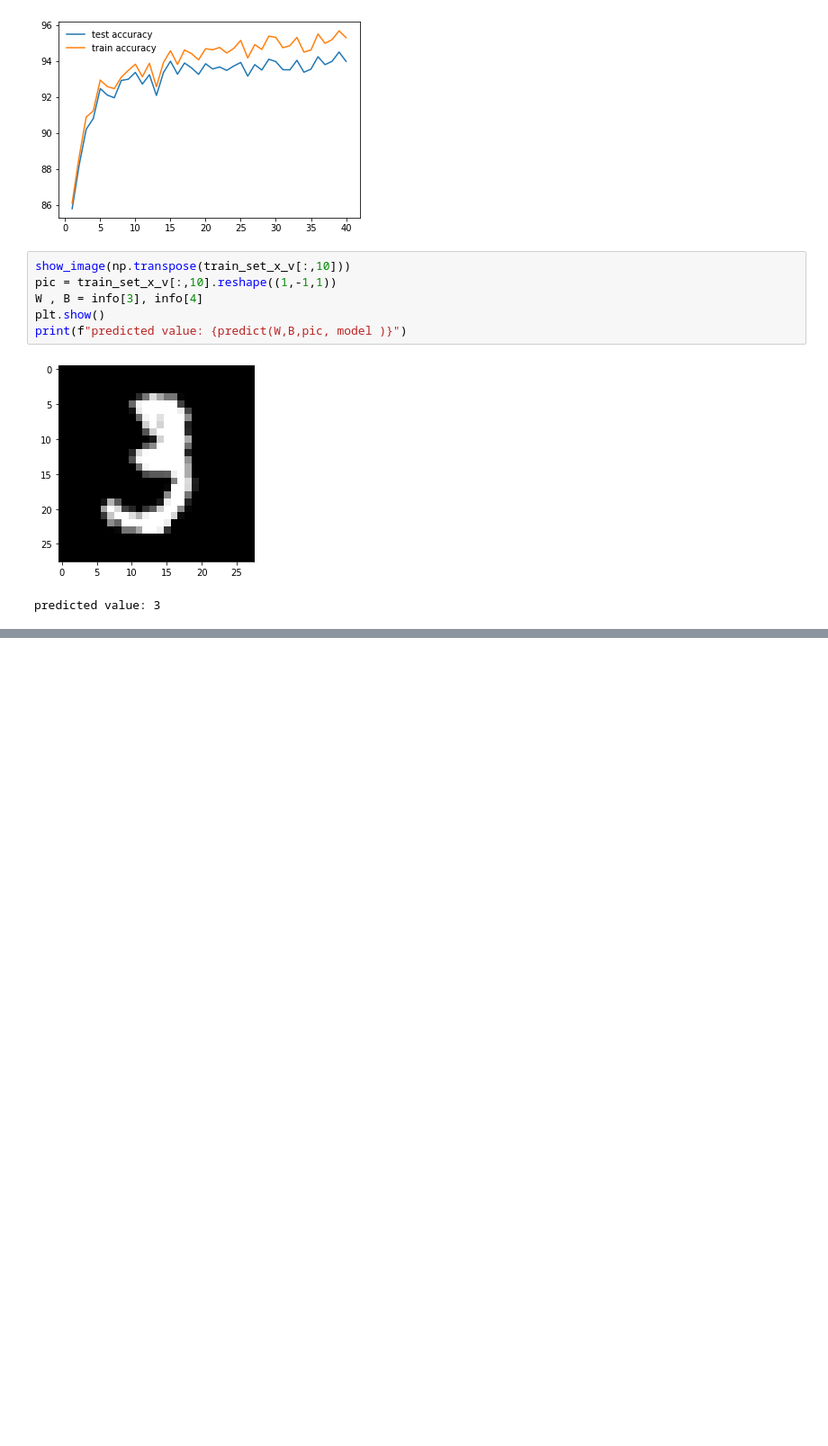
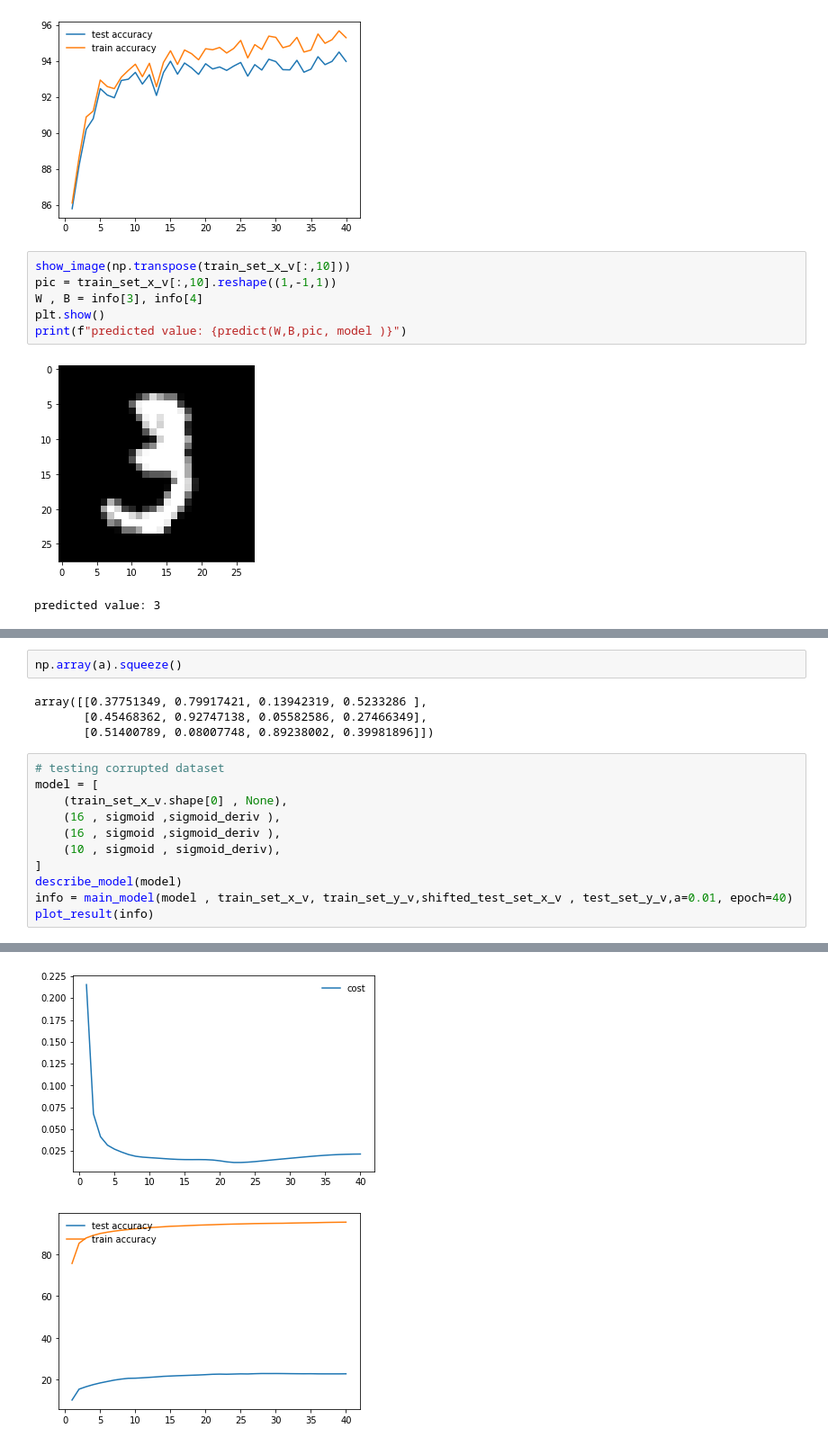
Before and after one commit to AlirezaAK2000/digit_recognizer, a Jupyter notebook: AI_First_Project.ipynb, the cells around one changed output, grey strips where cells are left out. Shown: that part at 90% size. Drawn from its saved outputs; the diff is of its cells as text; blank space fills up the shorter version.

```diff
--- a/AI_First_Project.ipynb
+++ b/AI_First_Project.ipynb
@@ -575,0 +595,18 @@ predicted value: 3
+# %%
+np.array(a).squeeze()
+# %% [output]
+array([[0.37751349, 0.79917421, 0.13942319, 0.5233286 ],
+       [0.45468362, 0.92747138, 0.05582586, 0.27466349],
+       [0.51400789, 0.08007748, 0.89238002, 0.39981896]])
+# %%
+# testing corrupted dataset
+model = [
+    (train_set_x_v.shape[0] , None),
+    (16 , sigmoid ,sigmoid_deriv ),
+    (16 , sigmoid ,sigmoid_deriv ),
+    (10 , sigmoid , sigmoid_deriv),
+]
+describe_model(model)
+info = main_model(model , train_set_x_v, train_set_y_v,shifted_test_set_x_v , test_set_y_v,a=0.01, epoch=40)
+plot_result(info)
+# %% [output]
@@ -575,0 +630,2 @@ predicted value: 3
+[figure, added]
+[figure, added]
```
Also changed, not shown: parts of 12 cells of this notebook.
